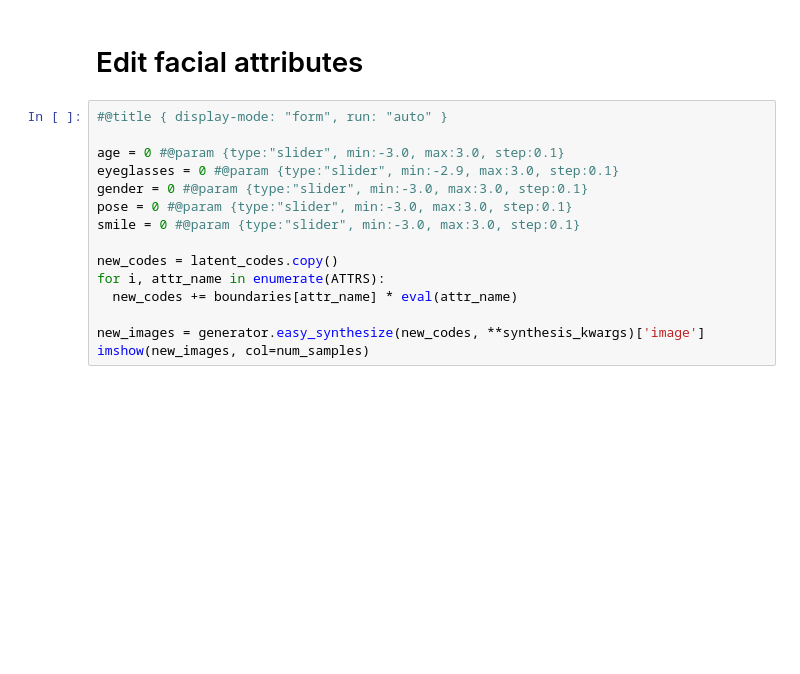
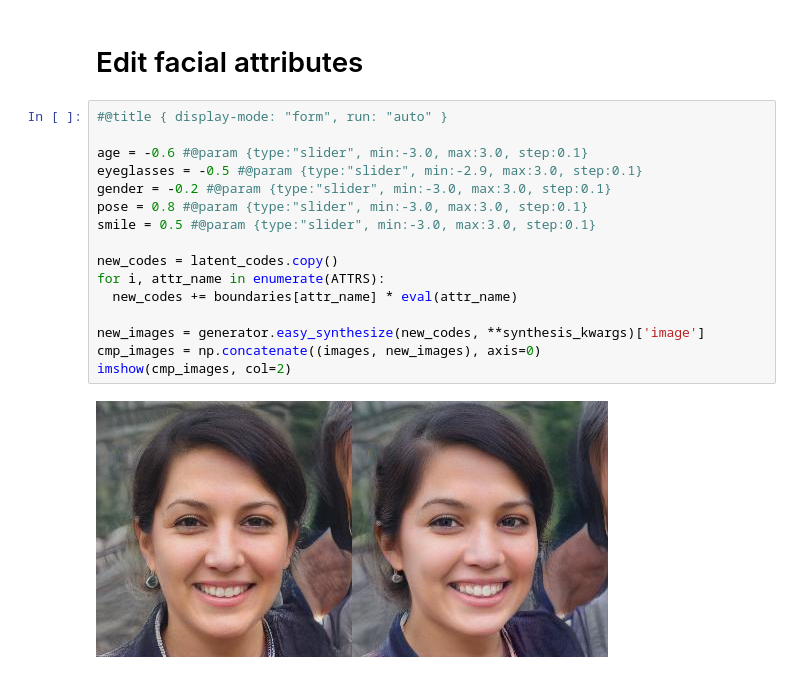
Before and after one commit to Jolllly-bot/interfacegan, a Jupyter notebook: docs/InterFaceGAN.ipynb, the cells around one changed output. Drawn from its saved outputs; the diff is of its cells as text; blank space fills up the shorter version.

```diff
--- a/docs/InterFaceGAN.ipynb
+++ b/docs/InterFaceGAN.ipynb
@@ -211,15 +220,18 @@ imshow(images, col=num_samples)
 # %%
 #@title { display-mode: "form", run: "auto" }
 
-age = 0 #@param {type:"slider", min:-3.0, max:3.0, step:0.1}
-eyeglasses = 0 #@param {type:"slider", min:-2.9, max:3.0, step:0.1}
-gender = 0 #@param {type:"slider", min:-3.0, max:3.0, step:0.1}
-pose = 0 #@param {type:"slider", min:-3.0, max:3.0, step:0.1}
-smile = 0 #@param {type:"slider", min:-3.0, max:3.0, step:0.1}
+age = -0.6 #@param {type:"slider", min:-3.0, max:3.0, step:0.1}
+eyeglasses = -0.5 #@param {type:"slider", min:-2.9, max:3.0, step:0.1}
+gender = -0.2 #@param {type:"slider", min:-3.0, max:3.0, step:0.1}
+pose = 0.8 #@param {type:"slider", min:-3.0, max:3.0, step:0.1}
+smile = 0.5 #@param {type:"slider", min:-3.0, max:3.0, step:0.1}
 
 new_codes = latent_codes.copy()
 for i, attr_name in enumerate(ATTRS):
   new_codes += boundaries[attr_name] * eval(attr_name)
 
 new_images = generator.easy_synthesize(new_codes, **synthesis_kwargs)['image']
-imshow(new_images, col=num_samples)
+cmp_images = np.concatenate((images, new_images), axis=0)
+imshow(cmp_images, col=2)
+# %% [output]
+[figure, added]
```
Also changed, not shown: parts of 8 cells of this notebook.
